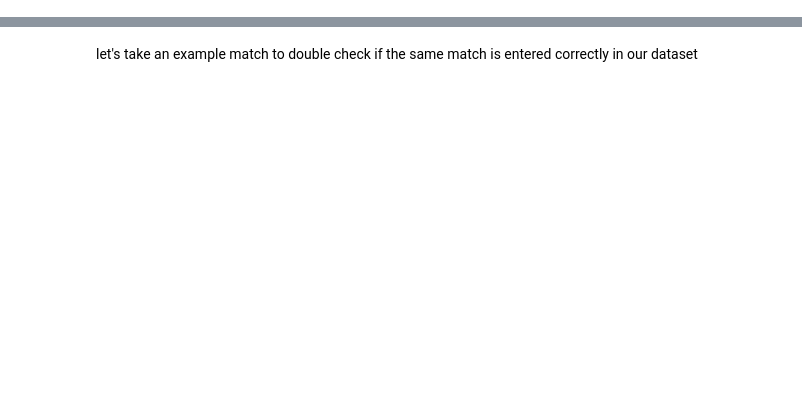
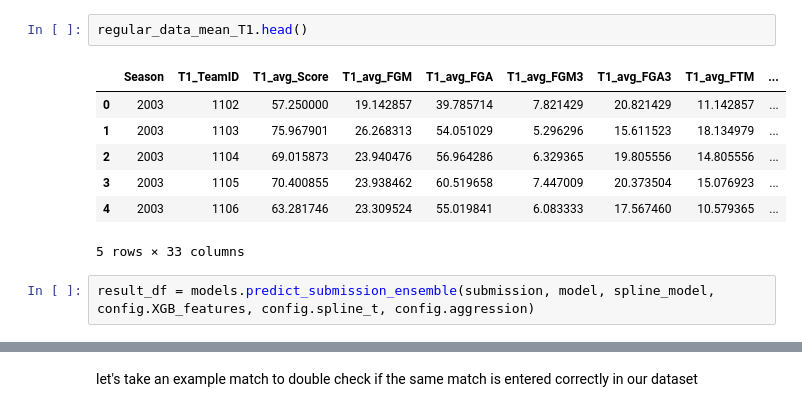
Before and after one commit to MOddododo/march_mania, a Jupyter notebook: notebooks/01_eda.ipynb, the cells around one changed output, grey strips where cells are left out. Saved outputs shown, nothing was run; the diff lists cells and outputs as text; blank space fills up the shorter version.

```diff
--- a/notebooks/01_eda.ipynb
+++ b/notebooks/01_eda.ipynb
@@ -119,0 +184,12 @@ See the caveats in the documentation: https://pandas.pydata.org/pandas-docs/stab
+# %%
+regular_data_mean_T1.head()
+# %% [output]
+|  | Season | T1_TeamID | T1_avg_Score | T1_avg_FGM | T1_avg_FGA | T1_avg_FGM3 | T1_avg_FGA3 | T1_avg_FTM | ... |
+| 0 | 2003 | 1102 | 57.250000 | 19.142857 | 39.785714 | 7.821429 | 20.821429 | 11.142857 | ... |
+| 1 | 2003 | 1103 | 75.967901 | 26.268313 | 54.051029 | 5.296296 | 15.611523 | 18.134979 | ... |
+| 2 | 2003 | 1104 | 69.015873 | 23.940476 | 56.964286 | 6.329365 | 19.805556 | 14.805556 | ... |
+| 3 | 2003 | 1105 | 70.400855 | 23.938462 | 60.519658 | 7.447009 | 20.373504 | 15.076923 | ... |
+| 4 | 2003 | 1106 | 63.281746 | 23.309524 | 55.019841 | 6.083333 | 17.567460 | 10.579365 | ... |
+5 rows × 33 columns
+# %%
+result_df = models.predict_submission_ensemble(submission, model, spline_model, config.XGB_features, config.spline_t, config.aggression)
```
Also changed, not shown: parts of 74 cells of this notebook, 9 other files.
